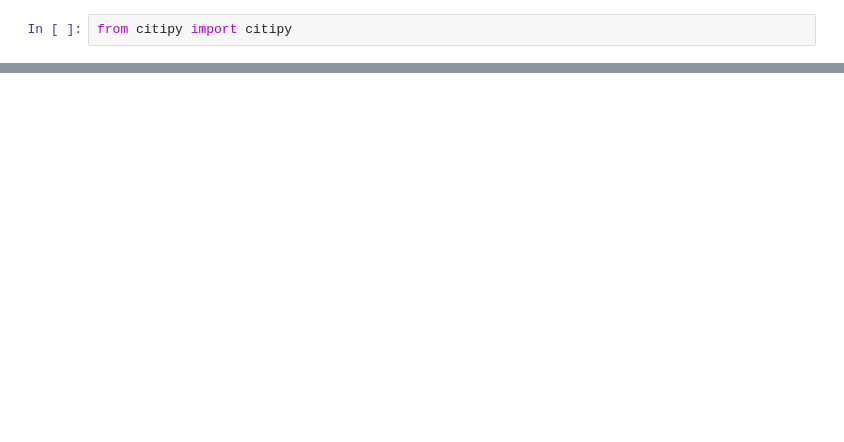
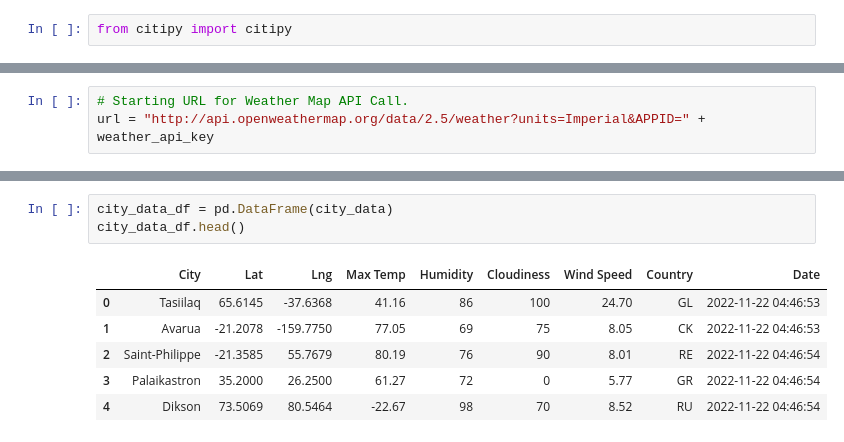
Before and after one commit to verbrcar000/World_Weather_Analysis, a Jupyter notebook: WeatherPy.ipynb, the cells around one changed output, grey strips where cells are left out. Cells and saved outputs as stored; diff of their text form; blank space fills up the shorter version.

```diff
--- a/WeatherPy.ipynb
+++ b/WeatherPy.ipynb
@@ -54,0 +61,3 @@ len(cities)
+# %%
+# Starting URL for Weather Map API Call.
+url = "http://api.openweathermap.org/data/2.5/weather?units=Imperial&APPID=" + weather_api_key
@@ -54,0 +148,10 @@ len(cities)
+# %%
+city_data_df = pd.DataFrame(city_data)
+city_data_df.head()
+# %% [output]
+|  | City | Lat | Lng | Max Temp | Humidity | Cloudiness | Wind Speed | Country | Date |
+| 0 | Tasiilaq | 65.6145 | -37.6368 | 41.16 | 86 | 100 | 24.70 | GL | 2022-11-22 04:46:53 |
+| 1 | Avarua | -21.2078 | -159.7750 | 77.05 | 69 | 75 | 8.05 | CK | 2022-11-22 04:46:53 |
+| 2 | Saint-Philippe | -21.3585 | 55.7679 | 80.19 | 76 | 90 | 8.01 | RE | 2022-11-22 04:46:54 |
+| 3 | Palaikastron | 35.2000 | 26.2500 | 61.27 | 72 | 0 | 5.77 | GR | 2022-11-22 04:46:54 |
+| 4 | Dikson | 73.5069 | 80.5464 | -22.67 | 98 | 70 | 8.52 | RU | 2022-11-22 04:46:54 |
```
Also changed, not shown: parts of 7 cells of this notebook.
